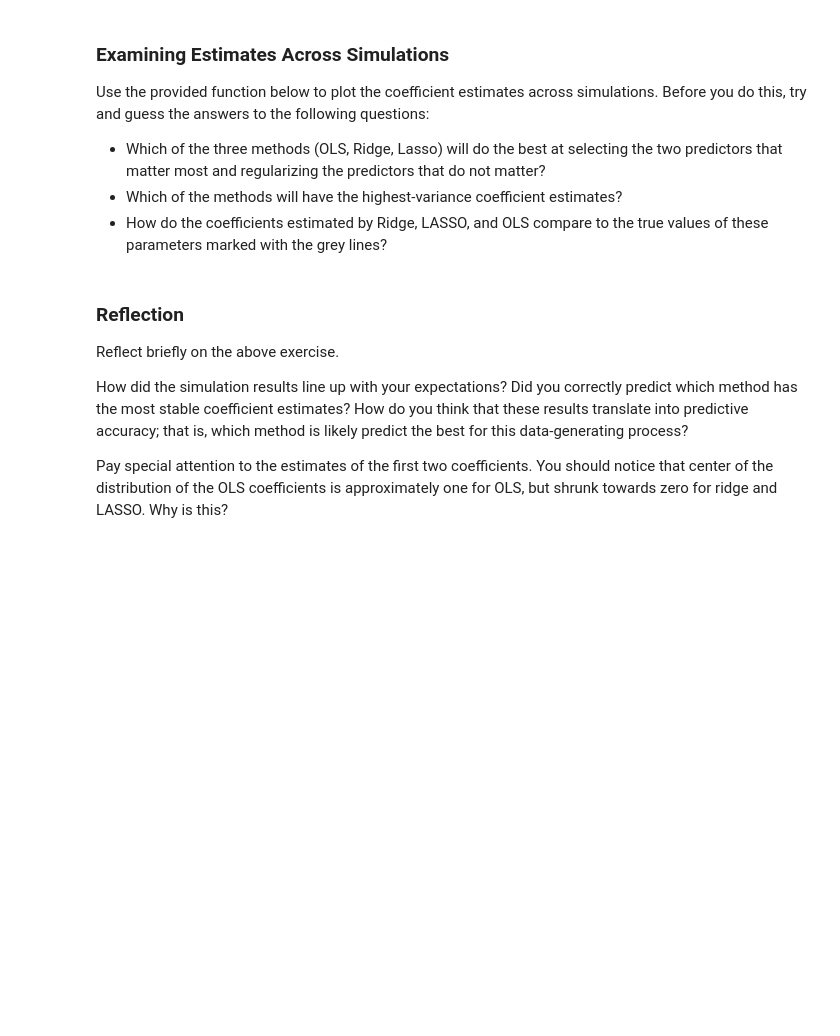
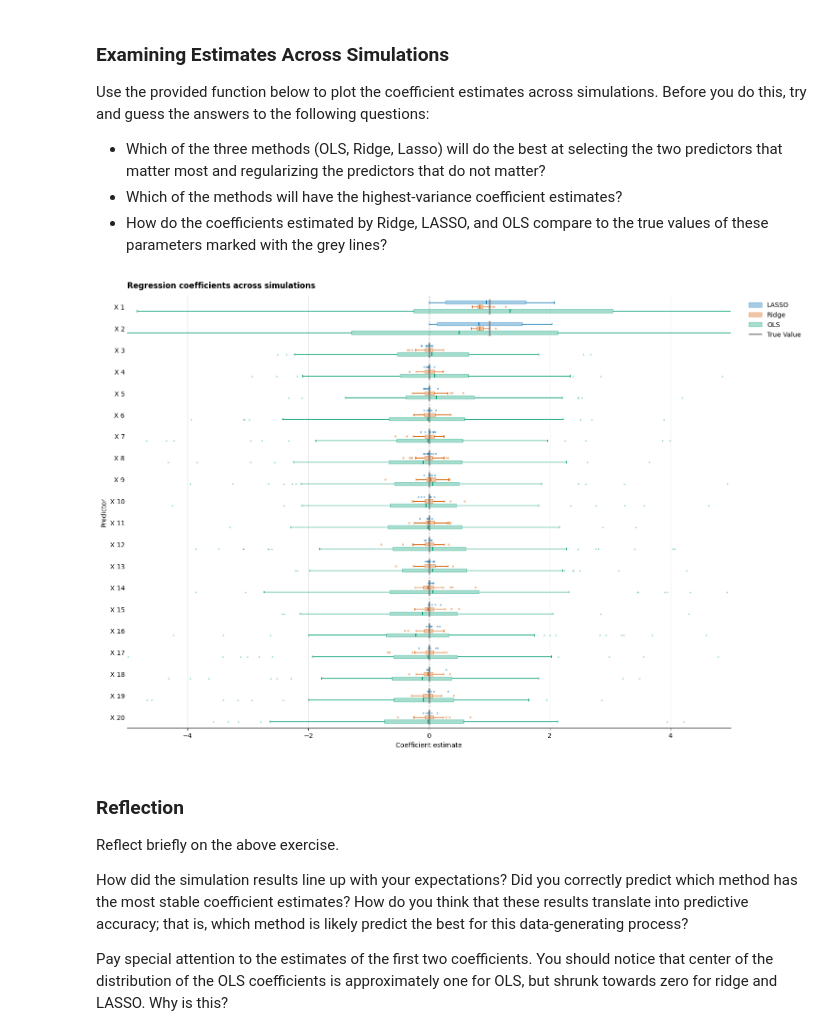
Before and after one commit to AKUP6/ClubTable, a Jupyter notebook: assignments/assn1/assn1.ipynb, the cells around one changed output. Drawn from its saved outputs; the diff is of its cells as text; code cells hidden in the pictures; blank space fills up the shorter version.

```diff
--- a/assignments/assn1/assn1.ipynb
+++ b/assignments/assn1/assn1.ipynb
@@ -225,13 +220,20 @@ def run_simulation(n = 100, p = 50, rho = 0):
   # Define the models here. We have done OLS for you;
   # you have to initialize Ridge and LASSO
   ols_regression = linear_model.LinearRegression()
+  ridge_regression = linear_model.RidgeCV()
+  lasso_regression = linear_model.LassoCV(max_iter=10000)
+
 
   # Fit the models here. As before, we have done OLS for you.
   ols_regression.fit(X,y)
+  ridge_regression.fit(X,y)
+  lasso_regression.fit(X,y)
 
   df = pd.DataFrame({
     # 'LASSO': ______________,
     # 'Ridge': ______________,
+    'LASSO': lasso_regression.coef_,
+    'Ridge': ridge_regression.coef_,
     'OLS': ols_regression.coef_,
     'n' : n,
     'p' : p,
@@ -259,6 +261,16 @@ Use the provided function below to plot the coefficient estimates across simulat
 - Which of the methods will have the highest-variance coefficient estimates?
 - How do the coefficients estimated by Ridge, LASSO, and OLS compare to the true values of these parameters marked with the grey lines?
 # %%
+"""
+I am guessing that Ridge will do the best at selecting the 2 best predictors.
+
+I think OLS will have the highest variance as I think it will overfit
+
+I think OLS will be the closest on avg with high variance,
+Lasso will vary because sometimes it will 0 out,
+and Ridge will be consistent and honestly perform the bets
+"""
+
 def make_box_and_whisker_plots(df, population_params=None):
   styles = {
       "LASSO": ("#0072B2", "o"),
@@ -308,33 +320,35 @@ def make_box_and_whisker_plots(df, population_params=None):
           ymin=y - 0.35,
           ymax=y + 0.35,
           colors="grey",
           #linestyles="--",
           linewidths=1.8,
           label="True Value",
           zorder=4,
       )
 
   ax.axvline(0, color="0.45", linestyle="--", linewidth=1, zorder=0)
   ax.set_yticks(y, labels=variables)
   ax.set_ylim(len(variables) - 0.5, -0.5)
   ax.set_xlabel("Coefficient estimate")
   ax.set_ylabel("Predictor")
   ax.set_title(
       "Regression coefficients across simulations",
       loc="left", fontweight="bold", pad=12,
   )
 
   ax.set_axisbelow(True)
   ax.grid(axis="x", color="0.9", linewidth=0.8)
   ax.spines[["top", "right", "left"]].set_visible(False)
   ax.tick_params(axis="y", length=0)
   ax.legend(frameon=False, loc="upper left", bbox_to_anchor=(1.02, 1))
   ax.set_xlim(-5,5)
 
   plt.show()
 
 
 make_box_and_whisker_plots(df, population_coefficients)
+# %% [output]
+[figure, added]
 # %% [markdown]
 ### Reflection
 
```
Also changed, not shown: parts of 5 cells of this notebook.
